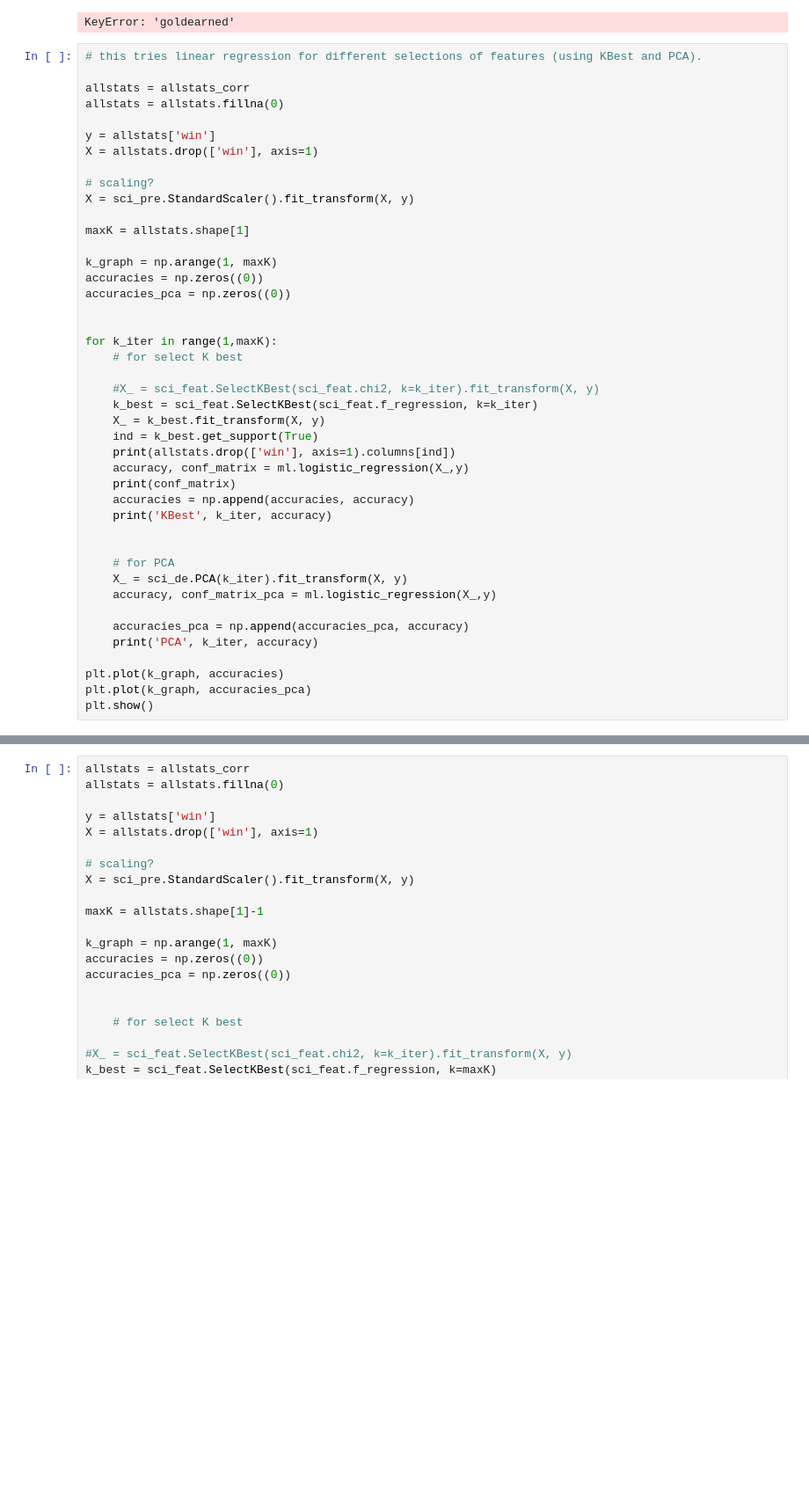
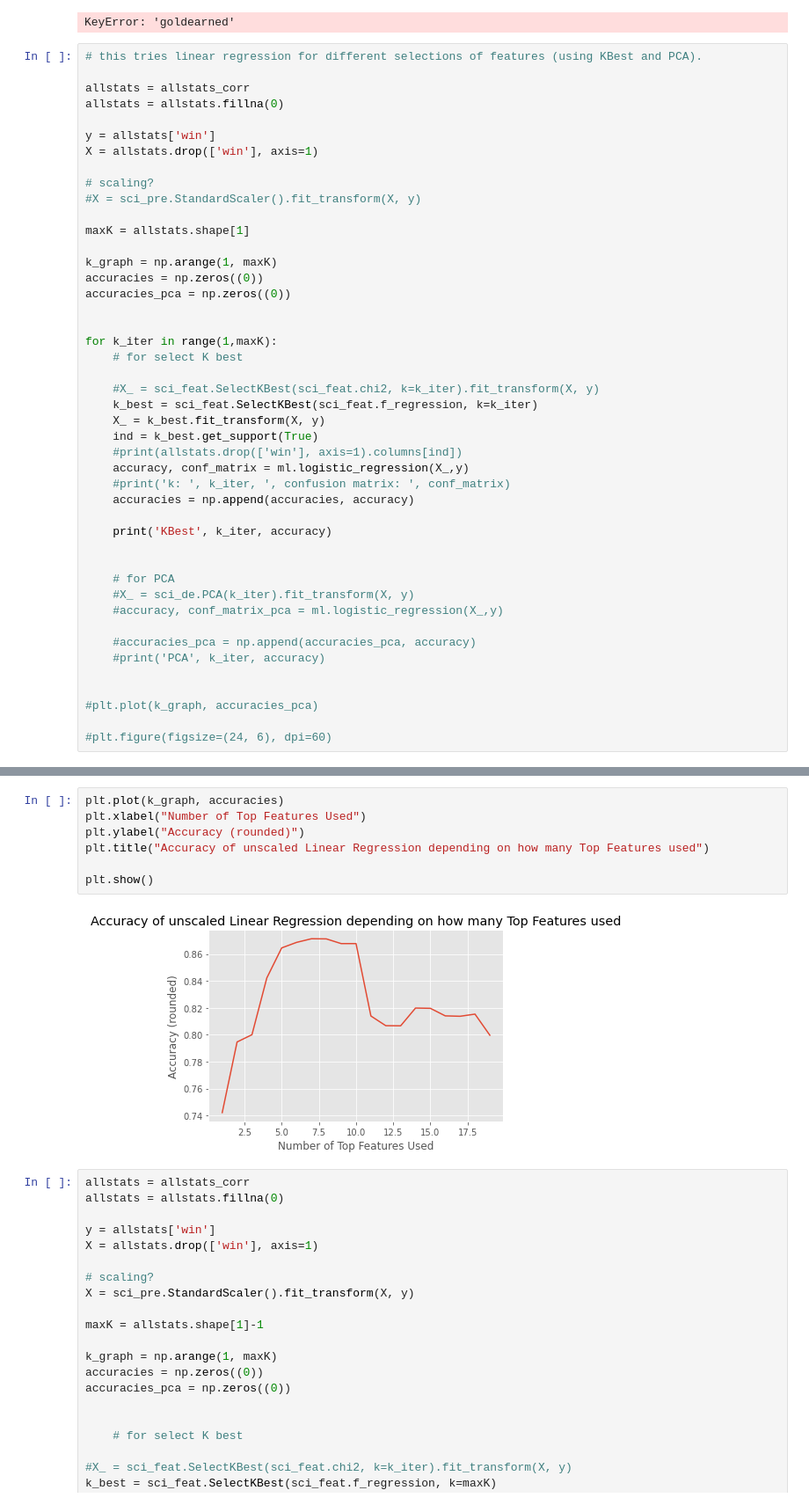
Before and after one commit to garrettnorden20/machine-learning-project, a Jupyter notebook: Untitled.ipynb, the cells around one changed output, grey strips where cells are left out. Shown at 88% size. Cells and saved outputs as stored; diff of their text form; blank space fills up the shorter version.

```diff
--- a/Untitled.ipynb
+++ b/Untitled.ipynb
@@ -114,7 +121,7 @@ y = allstats['win']
 X = allstats.drop(['win'], axis=1)
 
 # scaling?
-X = sci_pre.StandardScaler().fit_transform(X, y)
+#X = sci_pre.StandardScaler().fit_transform(X, y)
 
 maxK = allstats.shape[1]
 
@@ -130,21 +137,23 @@ for k_iter in range(1,maxK):
     k_best = sci_feat.SelectKBest(sci_feat.f_regression, k=k_iter)
     X_ = k_best.fit_transform(X, y)
     ind = k_best.get_support(True)
-    print(allstats.drop(['win'], axis=1).columns[ind])
+    #print(allstats.drop(['win'], axis=1).columns[ind])
     accuracy, conf_matrix = ml.logistic_regression(X_,y)
-    print(conf_matrix)
+    #print('k: ', k_iter, ', confusion matrix: ', conf_matrix)
     accuracies = np.append(accuracies, accuracy)
+
     print('KBest', k_iter, accuracy)
 
 
     # for PCA
-    X_ = sci_de.PCA(k_iter).fit_transform(X, y)
-    accuracy, conf_matrix_pca = ml.logistic_regression(X_,y)
+    #X_ = sci_de.PCA(k_iter).fit_transform(X, y)
+    #accuracy, conf_matrix_pca = ml.logistic_regression(X_,y)
 
-    accuracies_pca = np.append(accuracies_pca, accuracy)
-    print('PCA', k_iter, accuracy)
+    #accuracies_pca = np.append(accuracies_pca, accuracy)
+    #print('PCA', k_iter, accuracy)
 
-plt.plot(k_graph, accuracies)
-plt.plot(k_graph, accuracies_pca)
-plt.show()
+
+#plt.plot(k_graph, accuracies_pca)
+
+#plt.figure(figsize=(24, 6), dpi=60)
 # %% [output]
@@ -169,3 +212,12 @@ PCA 19 0.8897
+# %%
+plt.plot(k_graph, accuracies)
+plt.xlabel("Number of Top Features Used")
+plt.ylabel("Accuracy (rounded)")
+plt.title("Accuracy of unscaled Linear Regression depending on how many Top Features used")
+
+plt.show()
+# %% [output]
+[figure, added]
 # %%
 allstats = allstats_corr
 allstats = allstats.fillna(0)
```
Also changed, not shown: parts of 19 cells of this notebook, 1 other file.
